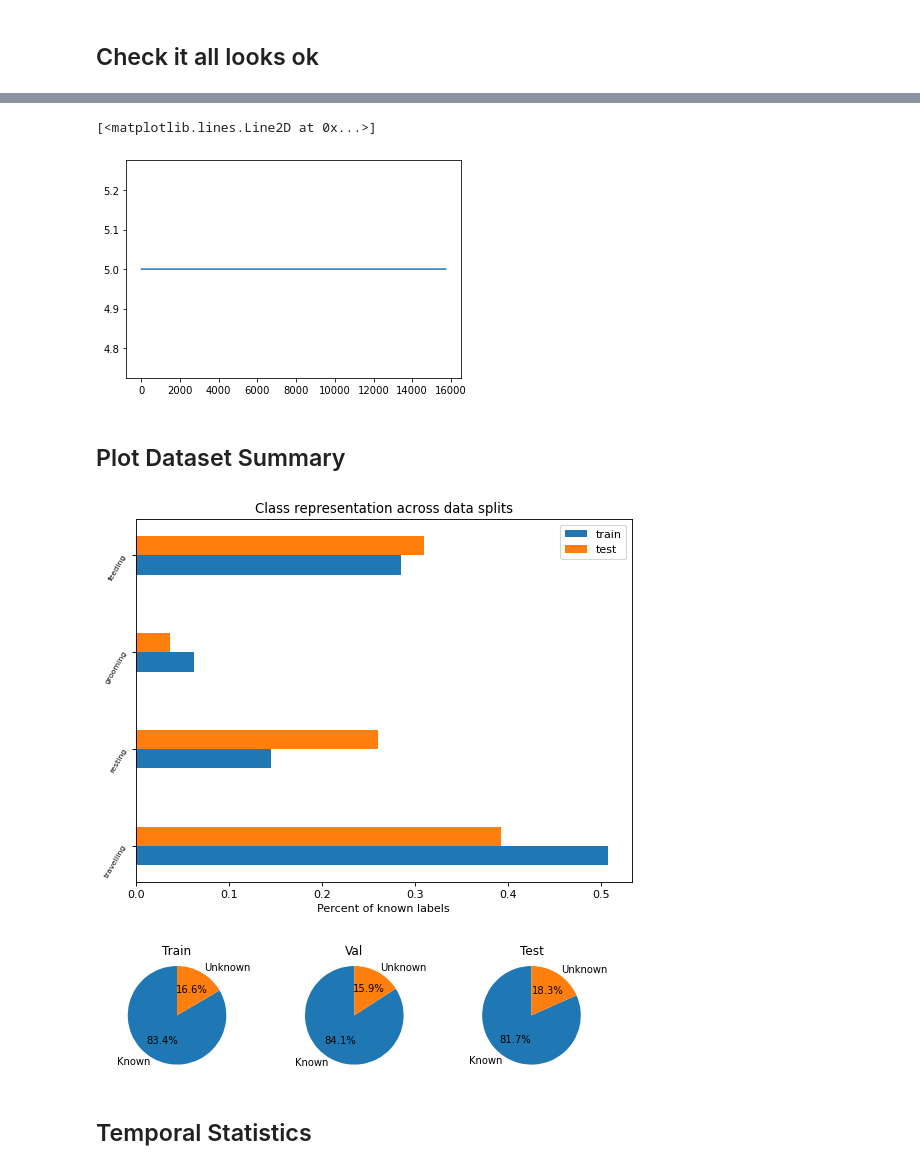
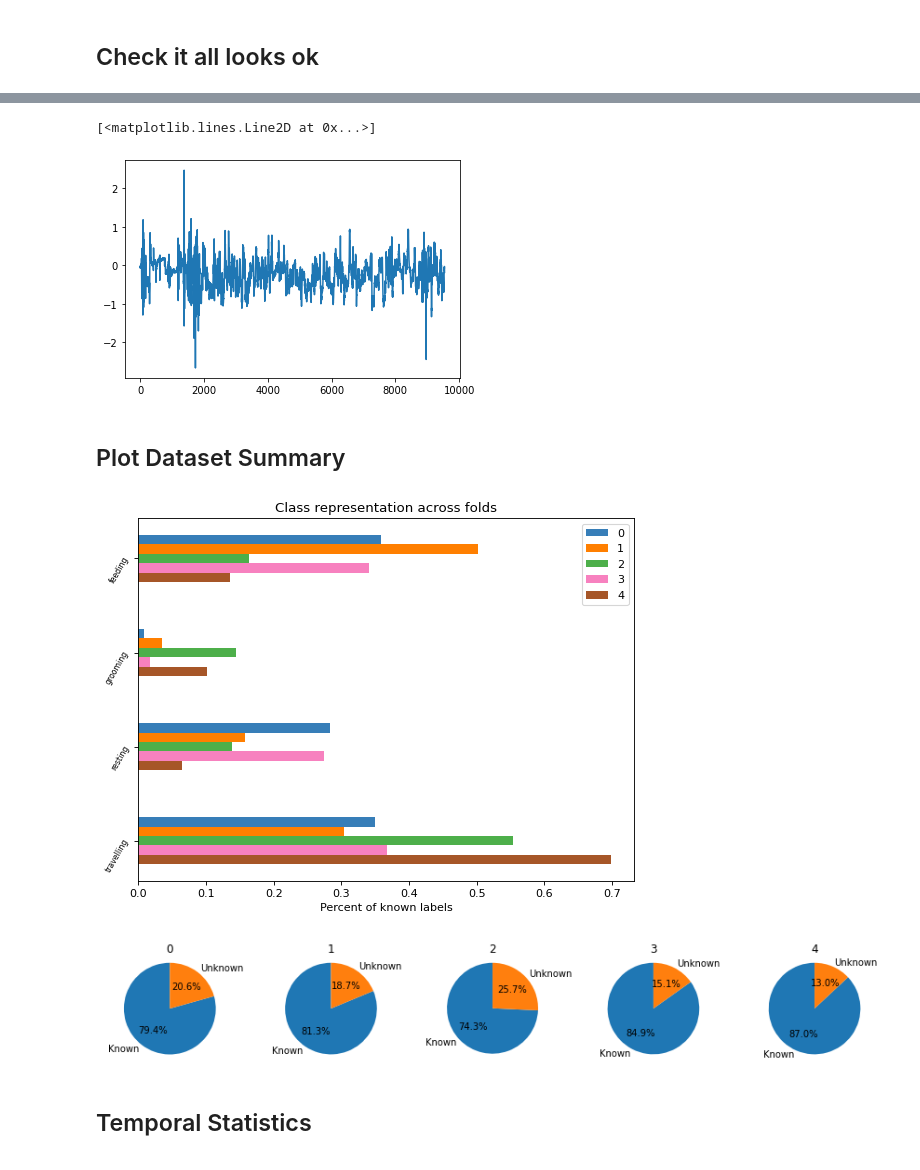
Before and after one commit to earthspecies/BEBE-datasets, a Jupyter notebook: format_ladds_seals.ipynb, the cells around one changed output, grey strips where cells are left out. Drawn from its saved outputs; the diff is of its cells as text; code cells hidden in the pictures.

```diff
--- a/format_ladds_seals.ipynb
+++ b/format_ladds_seals.ipynb
@@ -138,3 +99,16 @@ clip_id_to_individual_id = {clip_id : individual_to_individual_id[clip_id.split(
 
 dataset_metadata['individual_ids'] = [i for i, individual in enumerate(individuals)] #
 dataset_metadata['clip_id_to_individual_id'] = clip_id_to_individual_id
+# %%
+# Set up clip ids
+
+clip_ids_per_fold = {i : [] for i in range(n_folds)}
+for clip_id in clip_ids:
+    individual = clip_id_to_individual_id[clip_id]
+    for fold in range(n_folds):
+        if individual in individuals_per_fold[fold]:
+            clip_ids_per_fold[fold].append(clip_id)
+for fold in range(n_folds):
+    clip_ids_per_fold[fold] = sorted(clip_ids_per_fold[fold])
+
+dataset_metadata['clip_ids_per_fold'] = clip_ids_per_fold
@@ -183,7 +159,7 @@ observed_labels_to_beh_label = {'Travelling' : 'travelling',
 # %%
 ## clip_data column names
 
-clip_column_names = ['AccX', 'AccY', 'AccZ', 'StaticAccX', 'StaticAccY', 'StaticAccZ', 'Depth', 'individual_id', 'label']
+clip_column_names = ['AccX', 'AccY', 'AccZ', 'Depth', 'individual_id', 'label']
 dataset_metadata['clip_column_names'] = clip_column_names
 # %%
 ## Save off dataset level metadata
@@ -307,8 +263,8 @@ for i in range(np.shape(data)[1]):
 # %%
-plt.plot(data[:, 7])
+plt.plot(data[:, 1])
 # %% [output]
 [<matplotlib.lines.Line2D at 0x...>]
-[figure, old version]
+[figure, new version]
 # %% [markdown]
 ## Plot Dataset Summary
 # %%
@@ -348,15 +291,21 @@ for name in beh_names[1:]:
 # %%
 # Plot class representation
 
+# https://gist.github.com/thriveth/8560036#file-cbcolors-py
+CB_color_cycle = ['#377eb8', '#ff7f00', '#4daf4a',
+                  '#f781bf', '#a65628', '#984ea3',
+                  '#999999', '#e41a1c', '#dede00']
+
 keys = np.arange(len(beh_names))[1:]
 offset = 0.1
-width = 0.2
+width = 0.1
 plt.figure(figsize=(8, 6), dpi=80)
 
-plt.barh(keys - offset, [dev_label_perc[beh_names[key]] for key in keys], height=width, align='center', label = 'train') #We call dev set 'train' in the paper
-#plt.barh(keys, [val_label_perc[beh_names[key]] for key in keys], height=width, align='center', label = 'val')
-plt.barh(keys + offset, [test_label_perc[beh_names[key]] for key in keys], height=width, align='center', label = 'test')
-plt.title("Class representation across data splits")
+for fold in range(n_folds):
+    current_offset = -(fold - n_folds // 2)*offset
+    plt.barh(keys +current_offset, [label_perc[fold][beh_names[key]] for key in keys], height=width, align='center', label = fold, color = CB_color_cycle[fold])
+
+plt.title("Class representation across folds")
 plt.yticks(keys, beh_names[1:], fontsize = 7, rotation = 60)
 plt.xlabel('Percent of known labels')
 plt.legend()
@@ -366,44 +315,33 @@ plt.savefig(target_fp)
 plt.show()
 
 numerical_target_fp = os.path.join(formatted_data_dir, 'class_rep.yaml')
-class_rep_dict = {'train_label_perc' : train_label_perc,
-                  'val_label_perc' : val_label_perc,
-                  'dev_label_perc' : dev_label_perc,
-                  'test_label_perc' : test_label_perc}
 with open(numerical_target_fp, 'w') as file:
-    yaml.dump(class_rep_dict, file)
+    yaml.dump(label_perc, file)
 # %% [output]
-[figure, old version]
+[figure, new version]
 # %%
 # Pie chart, of known vs unknown samples
 
 labels = 'Known', 'Unknown'
-train_sizes = [sum([train_label_count[j] for j in beh_names[1:]]), train_label_count['unknown']]
-val_sizes = [sum([val_label_count[j] for j in beh_names[1:]]), val_label_count['unknown']]
-test_sizes = [sum([test_label_count[j] for j in beh_names[1:]]), test_label_count['unknown']]
+sizes = {fold : [sum([label_count[fold][j] for j in beh_names[1:]]), label_count[fold]['unknown']] for fold in range(n_folds)}
+# train_sizes = [sum([train_label_count[j] for j in beh_names[1:]]), train_label_count['unknown']]
+# val_sizes = [sum([val_label_count[j] for j in beh_names[1:]]), val_label_count['unknown']]
+# test_sizes = [sum([test_label_count[j] for j in beh_names[1:]]), test_label_count['unknown']]
 
-fig, ax = plt.subplots(1,3, figsize = (9,2))
-plt.title("blah")
+fig, ax = plt.subplots(1,n_folds, figsize = (3*n_folds,2))
 
-ax[0].pie(train_sizes, labels=labels, autopct='%1.1f%%', startangle=90)
-ax[0].axis('equal')  # Equal aspect ratio ensures that pie is drawn as a circle.
-ax[0].set_title('Train')
-
-ax[1].pie(val_sizes, labels=labels, autopct='%1.1f%%', startangle=90)
-ax[1].axis('equal')  # Equal aspect ratio ensures that pie is drawn as a circle.
-ax[1].set_title('Val')
-
-ax[2].pie(test_sizes, labels=labels, autopct='%1.1f%%', startangle=90)
-ax[2].axis('equal')  # Equal aspect ratio ensures that pie is drawn as a circle.
-ax[2].set_title('Test')
+for fold in range(n_folds):
+    ax[fold].pie(sizes[fold], labels=labels, autopct='%1.1f%%', startangle=90)
+    ax[fold].axis('equal')  # Equal aspect ratio ensures that pie is drawn as a circle.
+    ax[fold].set_title(fold)
 
 target_fp = os.path.join(formatted_data_dir, 'perc_known.png')
 
 plt.savefig(target_fp)
 
 plt.show()
 # %% [output]
-[figure, old version]
+[figure, new version]
 # %% [markdown]
 ## Temporal Statistics
 # %%
```
Also changed, not shown: parts of 16 cells of this notebook, 2 other files.
